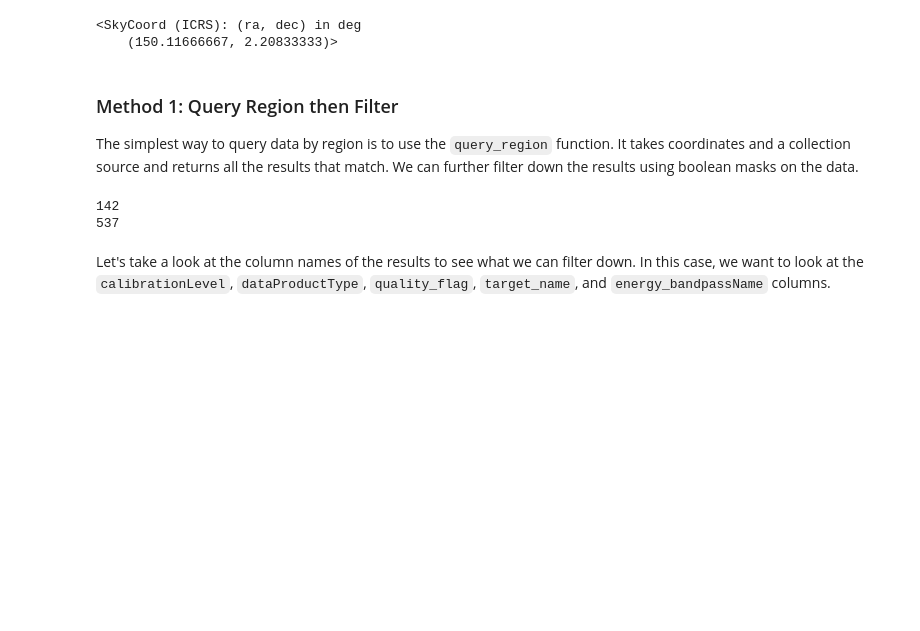
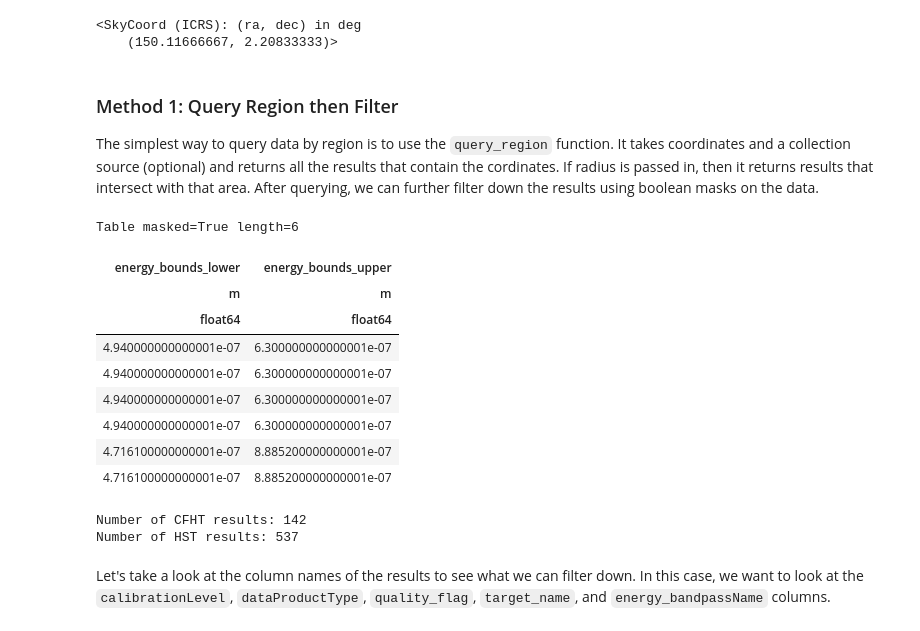
Before and after one commit to ellieb/astroquery_tutorial, a Jupyter notebook: astroquery_example_v1.ipynb, the cells around one changed output. Saved outputs shown, nothing was run; the diff lists cells and outputs as text; code cells hidden in the pictures; blank space fills up the shorter version.

```diff
--- a/astroquery_example_v1.ipynb
+++ b/astroquery_example_v1.ipynb
@@ -49,4 +54,4 @@ print(c)
     (150.11666667, 2.20833333)>
 # %% [markdown]
 ### Method 1: Query Region then Filter
-The simplest way to query data by region is to use the `query_region` function. It takes coordinates and a collection source and returns all the results that match. We can further filter down the results using boolean masks on the data.
+The simplest way to query data by region is to use the `query_region` function. It takes coordinates and a collection source (optional) and returns all the results that contain the cordinates. If radius is passed in, then it returns results that intersect with that area. After querying, we can further filter down the results using boolean masks on the data.
@@ -53,12 +69,25 @@ The simplest way to query data by region is to use the `query_region` function.
+# %%
+results['energy_bounds_lower', 'energy_bounds_upper']
+# %% [output]
+Table masked=True length=6
+| energy_bounds_lower | energy_bounds_upper |
+| m | m |
+| float64 | float64 |
+| 4.940000000000001e-07 | 6.300000000000001e-07 |
+| 4.940000000000001e-07 | 6.300000000000001e-07 |
+| 4.940000000000001e-07 | 6.300000000000001e-07 |
+| 4.940000000000001e-07 | 6.300000000000001e-07 |
+| 4.716100000000001e-07 | 8.885200000000001e-07 |
+| 4.716100000000001e-07 | 8.885200000000001e-07 |
 # %%
-cfht_results = cadc.query_region(c, collection='CFHTMEGAPIPE')
-hst_results = cadc.query_region(c, collection='HST')
+cfht_results = cadc.query_region(c, radius=radius, collection='CFHTMEGAPIPE')
+hst_results = cadc.query_region(c, radius=radius, collection='HST')
 
-print(len(cfht_results))
-print(len(hst_results))
+print('Number of CFHT results: {}'.format(len(cfht_results)))
+print('Number of HST results: {}'.format(len(hst_results)))
 # %% [output]
-142
-537
+Number of CFHT results: 142
+Number of HST results: 537
 # %% [markdown]
 Let's take a look at the column names of the results to see what we can filter down. In this case, we want to look at the `calibrationLevel`, `dataProductType`, `quality_flag`, `target_name`, and `energy_bandpassName` columns.
 # %%
```
Also changed, not shown: parts of 36 cells of this notebook.
